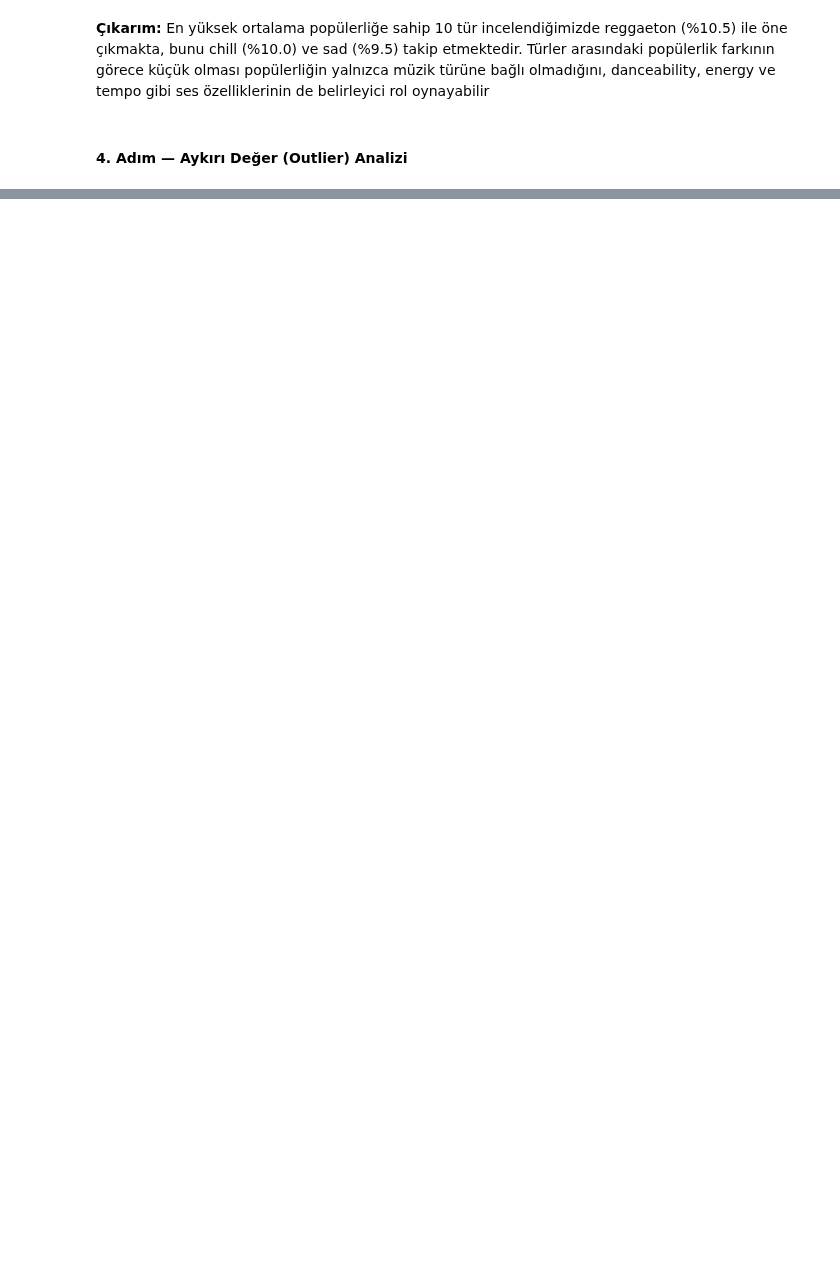
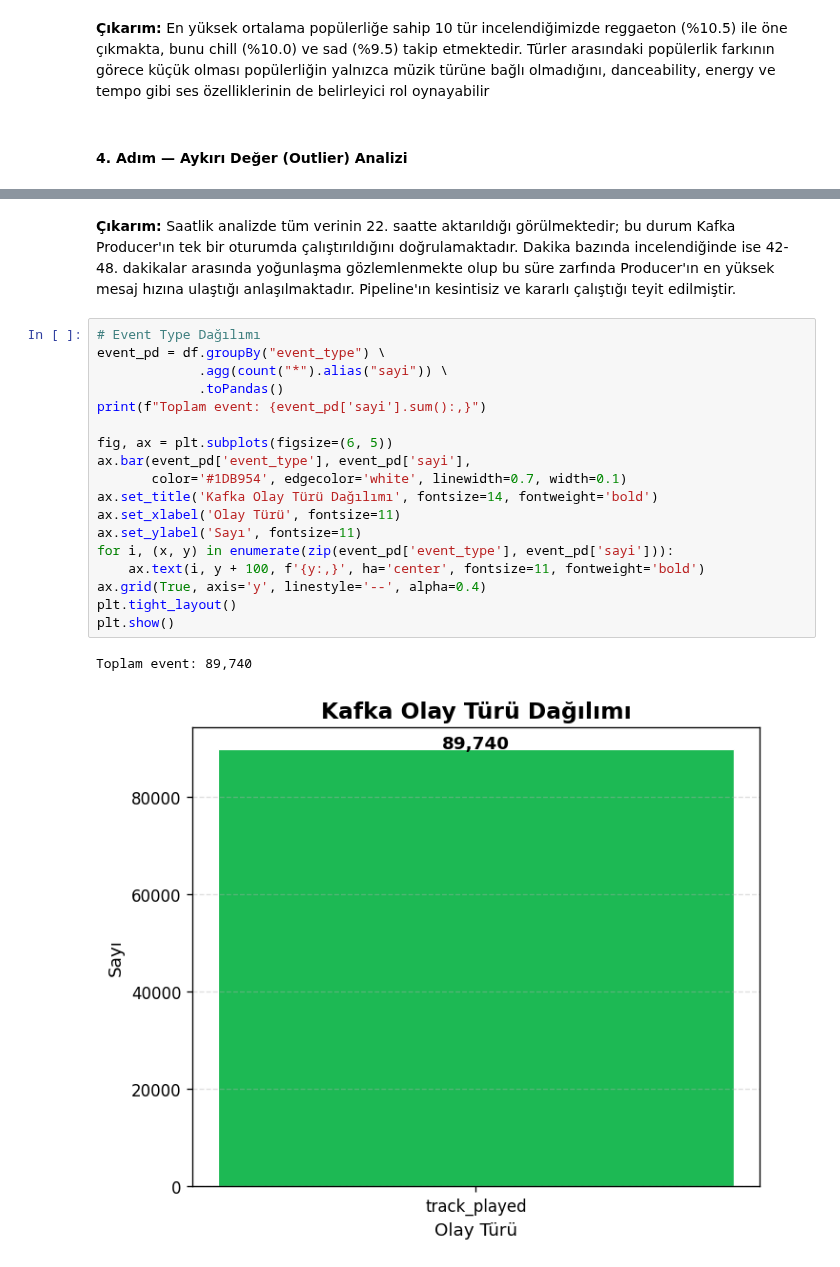
Before and after one commit to ceylinatli/spotify-bigdata-project, a Jupyter notebook: spark/notebooks/adim4_eda.ipynb, the cells around one changed output, grey strips where cells are left out. Saved outputs shown, nothing was run; the diff lists cells and outputs as text; blank space fills up the shorter version.

```diff
--- a/spark/notebooks/adim4_eda.ipynb
+++ b/spark/notebooks/adim4_eda.ipynb
@@ -355,0 +515,23 @@ plt.show()
+# %% [markdown]
+**Çıkarım:** Saatlik analizde tüm verinin 22. saatte aktarıldığı görülmektedir; bu durum Kafka Producer'ın tek bir oturumda çalıştırıldığını doğrulamaktadır. Dakika bazında incelendiğinde ise 42-48. dakikalar arasında yoğunlaşma gözlemlenmekte olup bu süre zarfında Producer'ın en yüksek mesaj hızına ulaştığı anlaşılmaktadır. Pipeline'ın kesintisiz ve kararlı çalıştığı teyit edilmiştir.
+# %%
+# Event Type Dağılımı
+event_pd = df.groupBy("event_type") \
+             .agg(count("*").alias("sayi")) \
+             .toPandas()
+print(f"Toplam event: {event_pd['sayi'].sum():,}")
+
+fig, ax = plt.subplots(figsize=(6, 5))
+ax.bar(event_pd['event_type'], event_pd['sayi'],
+       color='#1DB954', edgecolor='white', linewidth=0.7, width=0.1)
+ax.set_title('Kafka Olay Türü Dağılımı', fontsize=14, fontweight='bold')
+ax.set_xlabel('Olay Türü', fontsize=11)
+ax.set_ylabel('Sayı', fontsize=11)
+for i, (x, y) in enumerate(zip(event_pd['event_type'], event_pd['sayi'])):
+    ax.text(i, y + 100, f'{y:,}', ha='center', fontsize=11, fontweight='bold')
+ax.grid(True, axis='y', linestyle='--', alpha=0.4)
+plt.tight_layout()
+plt.show()
+# %% [output]
+Toplam event: 89,740
+[figure, added]
```
Also changed, not shown: parts of 50 cells of this notebook.
